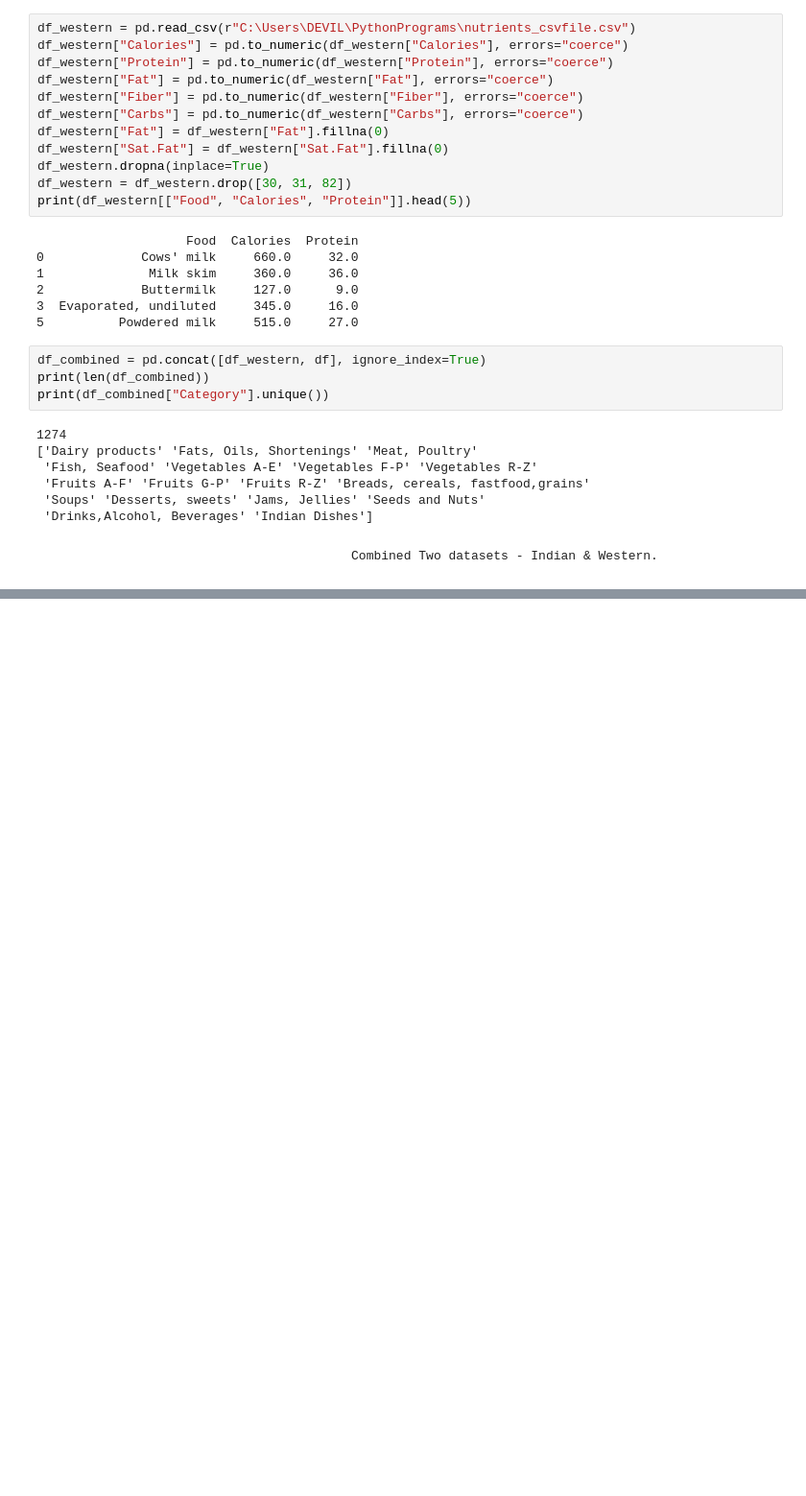
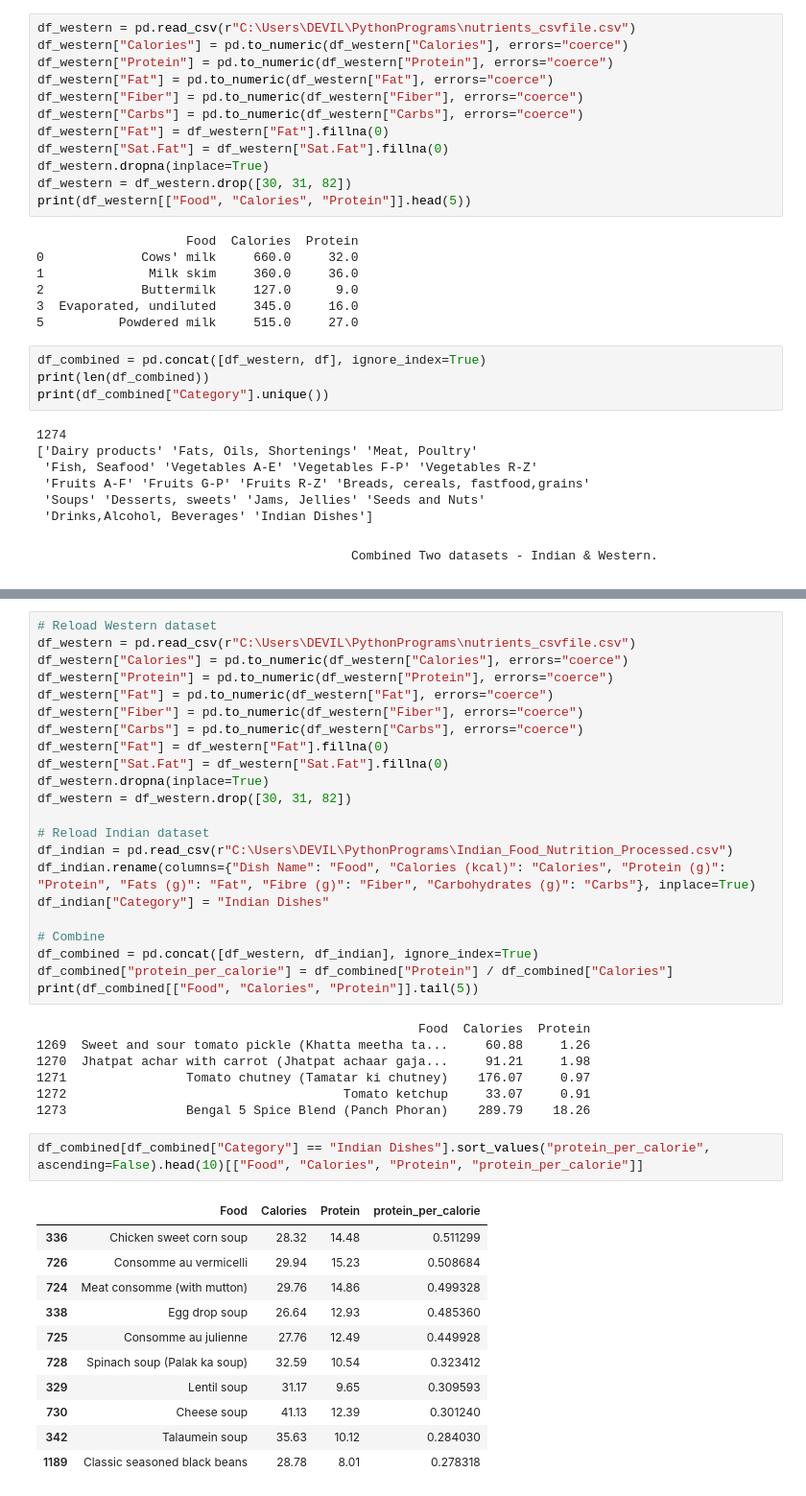
Before and after one commit to hrushikesh-pawar/nutrition-macro-predictor, a Jupyter notebook: nutrition.ipynb, the cells around one changed output, grey strips where cells are left out. Shown at 96% size. Drawn from its saved outputs; the diff is of its cells as text; blank space fills up the shorter version.

```diff
--- a/nutrition.ipynb
+++ b/nutrition.ipynb
@@ -687,0 +704,43 @@ print(df_combined["Category"].unique())
+# %%
+# Reload Western dataset
+df_western = pd.read_csv(r"C:\Users\DEVIL\PythonPrograms\nutrients_csvfile.csv")
+df_western["Calories"] = pd.to_numeric(df_western["Calories"], errors="coerce")
+df_western["Protein"] = pd.to_numeric(df_western["Protein"], errors="coerce")
+df_western["Fat"] = pd.to_numeric(df_western["Fat"], errors="coerce")
+df_western["Fiber"] = pd.to_numeric(df_western["Fiber"], errors="coerce")
+df_western["Carbs"] = pd.to_numeric(df_western["Carbs"], errors="coerce")
+df_western["Fat"] = df_western["Fat"].fillna(0)
+df_western["Sat.Fat"] = df_western["Sat.Fat"].fillna(0)
+df_western.dropna(inplace=True)
+df_western = df_western.drop([30, 31, 82])
+
+# Reload Indian dataset
+df_indian = pd.read_csv(r"C:\Users\DEVIL\PythonPrograms\Indian_Food_Nutrition_Processed.csv")
+df_indian.rename(columns={"Dish Name": "Food", "Calories (kcal)": "Calories", "Protein (g)": "Protein", "Fats (g)": "Fat", "Fibre (g)": "Fiber", "Carbohydrates (g)": "Carbs"}, inplace=True)
+df_indian["Category"] = "Indian Dishes"
+
+# Combine
+df_combined = pd.concat([df_western, df_indian], ignore_index=True)
+df_combined["protein_per_calorie"] = df_combined["Protein"] / df_combined["Calories"]
+print(df_combined[["Food", "Calories", "Protein"]].tail(5))
+# %% [output]
+                                                   Food  Calories  Protein
+1269  Sweet and sour tomato pickle (Khatta meetha ta...     60.88     1.26
+1270  Jhatpat achar with carrot (Jhatpat achaar gaja...     91.21     1.98
+1271                Tomato chutney (Tamatar ki chutney)    176.07     0.97
+1272                                     Tomato ketchup     33.07     0.91
+1273                Bengal 5 Spice Blend (Panch Phoran)    289.79    18.26
+# %%
+df_combined[df_combined["Category"] == "Indian Dishes"].sort_values("protein_per_calorie", ascending=False).head(10)[["Food", "Calories", "Protein", "protein_per_calorie"]]
+# %% [output]
+|  | Food | Calories | Protein | protein_per_calorie |
+| 336 | Chicken sweet corn soup | 28.32 | 14.48 | 0.511299 |
+| 726 | Consomme au vermicelli | 29.94 | 15.23 | 0.508684 |
+| 724 | Meat consomme (with mutton) | 29.76 | 14.86 | 0.499328 |
+| 338 | Egg drop soup | 26.64 | 12.93 | 0.485360 |
+| 725 | Consomme au julienne | 27.76 | 12.49 | 0.449928 |
+| 728 | Spinach soup (Palak ka soup) | 32.59 | 10.54 | 0.323412 |
+| 329 | Lentil soup | 31.17 | 9.65 | 0.309593 |
+| 730 | Cheese soup | 41.13 | 12.39 | 0.301240 |
+| 342 | Talaumein soup | 35.63 | 10.12 | 0.284030 |
+| 1189 | Classic seasoned black beans | 28.78 | 8.01 | 0.278318 |
```
Also changed, not shown: parts of 2 cells of this notebook.
